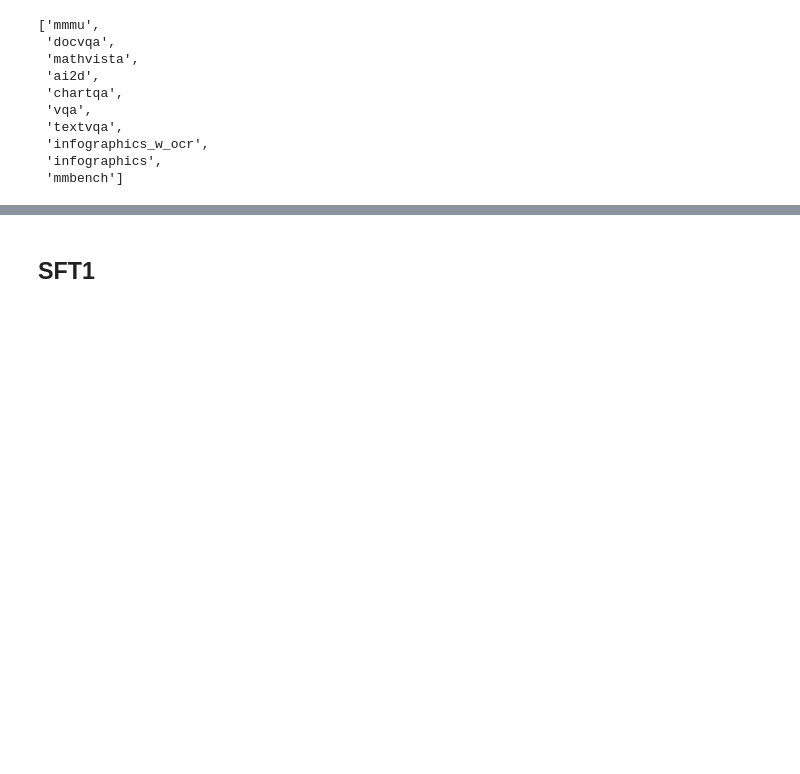
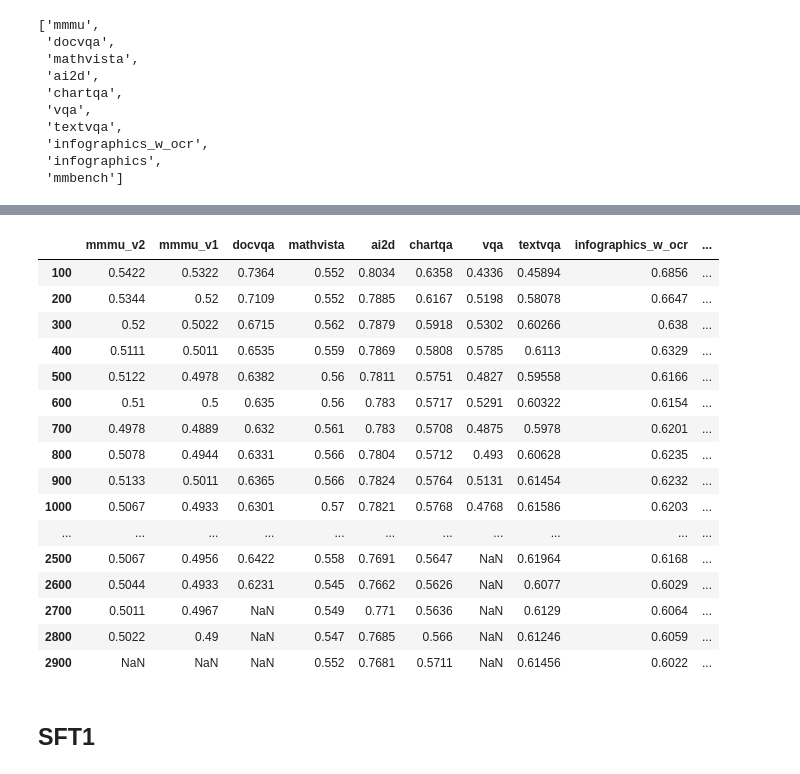
Before and after one commit to harrytranx/experiments, a Jupyter notebook: eval.ipynb, the cells around one changed output, grey strips where cells are left out. Drawn from its saved outputs; the diff is of its cells as text; code cells hidden in the pictures; blank space fills up the shorter version.

```diff
--- a/eval.ipynb
+++ b/eval.ipynb
@@ -878,0 +881,15 @@ eval jobs saved to: /fsx_0/checkpoints/tranx/MM9-SFT-70B/MH19_336px_8800_BabyLor
+# %%
+# config_dir = "/fsx_0/user/tranx/adel_prod/llm_mm_aligner/experiments/aws_adel/eval_sft_babyLora_emb65"
+config_dir = "/fsx_0/user/tranx/adel_prod/llm_mm_aligner/experiments/aws_adel/eval_sft_babyLora_emb65_v5"
+
+eval_args_update = {
+    "instruction_model_type": "TikTokv5ChatFormat",
+    "lm_mh_tokenizer_version": "tiktoken_v5"
+}
+
+for f in glob.glob(f"{config_dir}/eval_*.json"):
+    config = utils.read_json(f)
+
+    config["eval_args"].update(eval_args_update)
+
+    utils.save_json(config, f)
@@ -1059,0 +1170,10 @@ BENCHMARKS = ["mmmu"]
+# %%
+eval_helper.run_eval_sweep(
+    output_dir=OUTPUT_SFT7,
+    eval_sbatch=EVAL_SBATCH,
+    eval_config_dir=EVAL_CONFIG_DIR_EMB65,
+    aligner_parent_dir=ALIGNER_ADEL_PROD_FSDP,
+    # benchmarks=["mmmu", "chartqa", "mmbench"],
+    # benchmarks=BENCHMARKS,
+    # update_if_exists=True
+)
@@ -1060,3 +1198,23 @@ BENCHMARKS = ["mmmu"]
+# %%
+eval_helper.get_eval_scores_all(OUTPUT_SFT7)
+# %% [output]
+|  | mmmu_v2 | mmmu_v1 | docvqa | mathvista | ai2d | chartqa | vqa | textvqa | infographics_w_ocr | ... |
+| 100 | 0.5422 | 0.5322 | 0.7364 | 0.552 | 0.8034 | 0.6358 | 0.4336 | 0.45894 | 0.6856 | ... |
+| 200 | 0.5344 | 0.52 | 0.7109 | 0.552 | 0.7885 | 0.6167 | 0.5198 | 0.58078 | 0.6647 | ... |
+| 300 | 0.52 | 0.5022 | 0.6715 | 0.562 | 0.7879 | 0.5918 | 0.5302 | 0.60266 | 0.638 | ... |
+| 400 | 0.5111 | 0.5011 | 0.6535 | 0.559 | 0.7869 | 0.5808 | 0.5785 | 0.6113 | 0.6329 | ... |
+| 500 | 0.5122 | 0.4978 | 0.6382 | 0.56 | 0.7811 | 0.5751 | 0.4827 | 0.59558 | 0.6166 | ... |
+| 600 | 0.51 | 0.5 | 0.635 | 0.56 | 0.783 | 0.5717 | 0.5291 | 0.60322 | 0.6154 | ... |
+| 700 | 0.4978 | 0.4889 | 0.632 | 0.561 | 0.783 | 0.5708 | 0.4875 | 0.5978 | 0.6201 | ... |
+| 800 | 0.5078 | 0.4944 | 0.6331 | 0.566 | 0.7804 | 0.5712 | 0.493 | 0.60628 | 0.6235 | ... |
+| 900 | 0.5133 | 0.5011 | 0.6365 | 0.566 | 0.7824 | 0.5764 | 0.5131 | 0.61454 | 0.6232 | ... |
+| 1000 | 0.5067 | 0.4933 | 0.6301 | 0.57 | 0.7821 | 0.5768 | 0.4768 | 0.61586 | 0.6203 | ... |
+| ... | ... | ... | ... | ... | ... | ... | ... | ... | ... | ... |
+| 2500 | 0.5067 | 0.4956 | 0.6422 | 0.558 | 0.7691 | 0.5647 | NaN | 0.61964 | 0.6168 | ... |
+| 2600 | 0.5044 | 0.4933 | 0.6231 | 0.545 | 0.7662 | 0.5626 | NaN | 0.6077 | 0.6029 | ... |
+| 2700 | 0.5011 | 0.4967 | NaN | 0.549 | 0.771 | 0.5636 | NaN | 0.6129 | 0.6064 | ... |
+| 2800 | 0.5022 | 0.49 | NaN | 0.547 | 0.7685 | 0.566 | NaN | 0.61246 | 0.6059 | ... |
+| 2900 | NaN | NaN | NaN | 0.552 | 0.7681 | 0.5711 | NaN | 0.61456 | 0.6022 | ... |
 # %% [markdown]
 ## SFT1
 # %%
```
Also changed, not shown: parts of 17 cells of this notebook, 3 other files.
